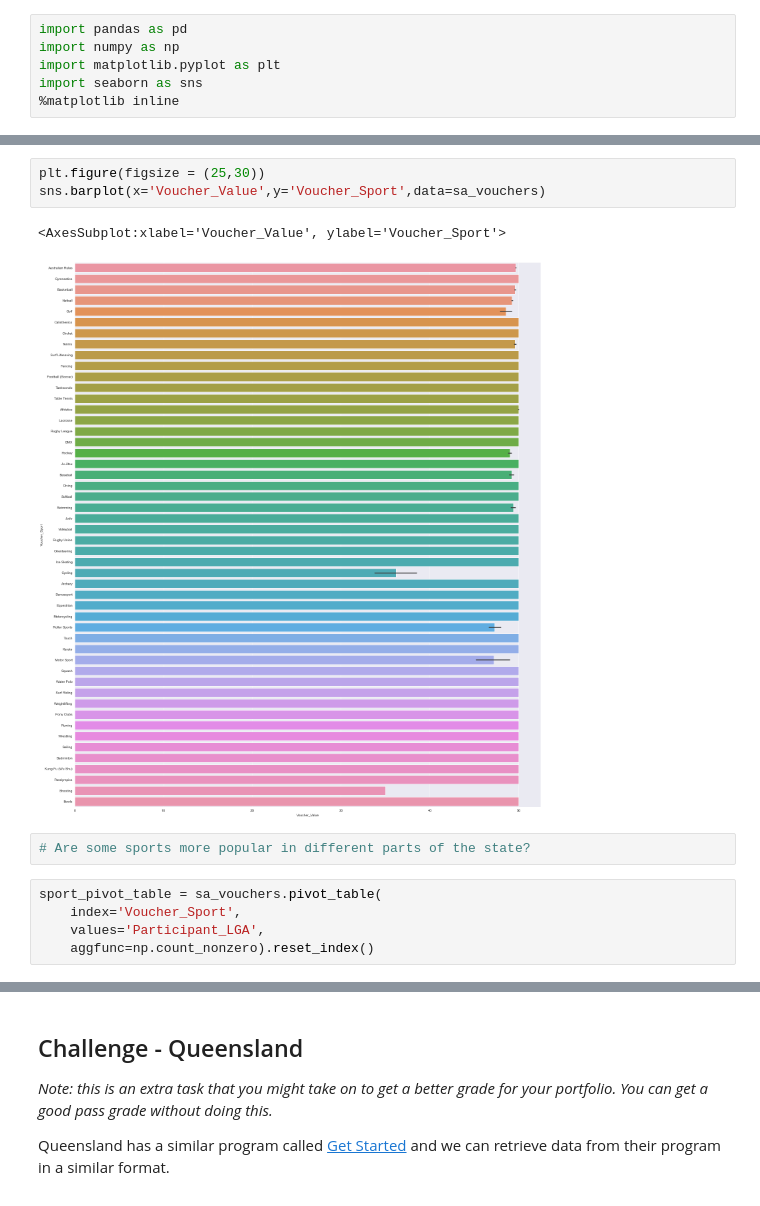
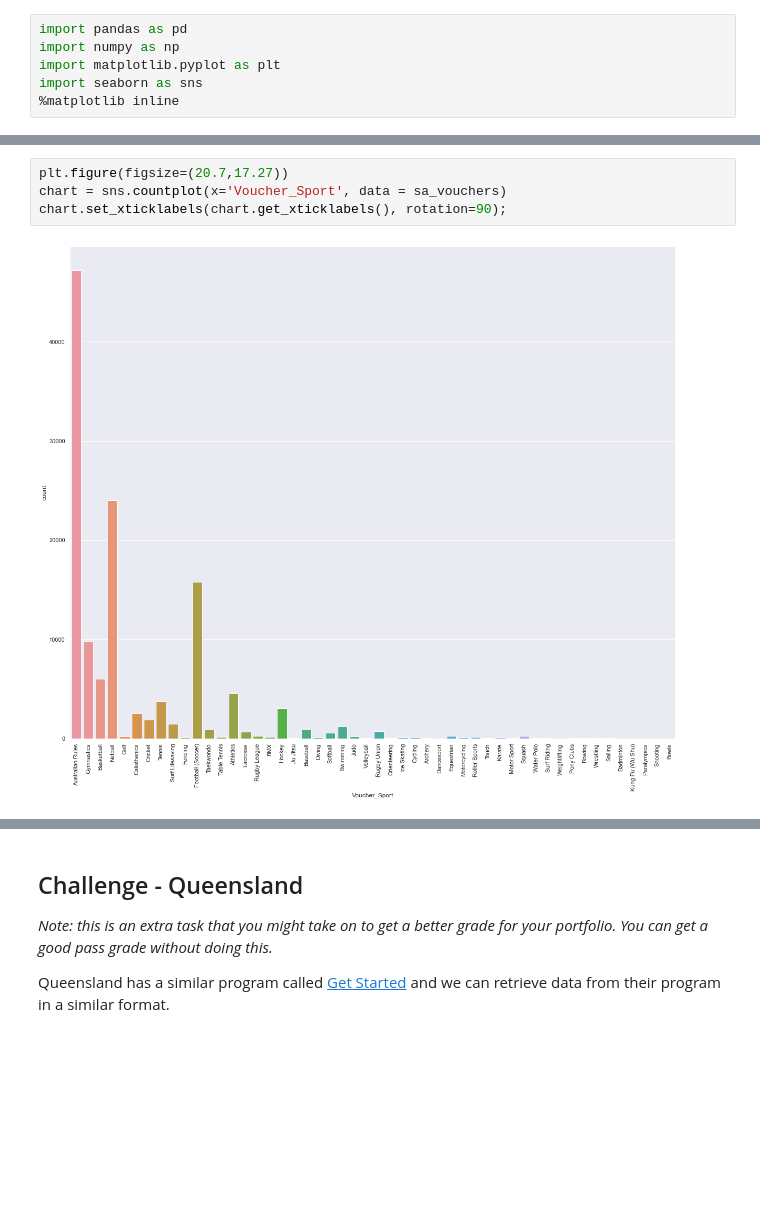
Before and after one commit to MQCOMP2200-S2-2021/data-science-portfolio-avagardiner, a Jupyter notebook: Portfolio 2.ipynb, the cells around one changed output, grey strips where cells are left out. Saved outputs shown, nothing was run; the diff lists cells and outputs as text; blank space fills up the shorter version.

```diff
--- a/Portfolio 2.ipynb
+++ b/Portfolio 2.ipynb
@@ -44,13 +89,6 @@ sns.barplot(x='Voucher_Value',y='Participant_LGA',data=sa_vouchers)
 # %%
-plt.figure(figsize = (25,30))
-sns.barplot(x='Voucher_Value',y='Voucher_Sport',data=sa_vouchers)
+plt.figure(figsize=(20.7,17.27))
+chart = sns.countplot(x='Voucher_Sport', data = sa_vouchers)
+chart.set_xticklabels(chart.get_xticklabels(), rotation=90);
 # %% [output]
-<AxesSubplot:xlabel='Voucher_Value', ylabel='Voucher_Sport'>
-[figure, old version]
+[figure, new version]
-# %%
-# Are some sports more popular in different parts of the state?
-# %%
-sport_pivot_table = sa_vouchers.pivot_table(
-    index='Voucher_Sport',
-    values='Participant_LGA',
-    aggfunc=np.count_nonzero).reset_index()
```
Also changed, not shown: parts of 27 cells of this notebook.
